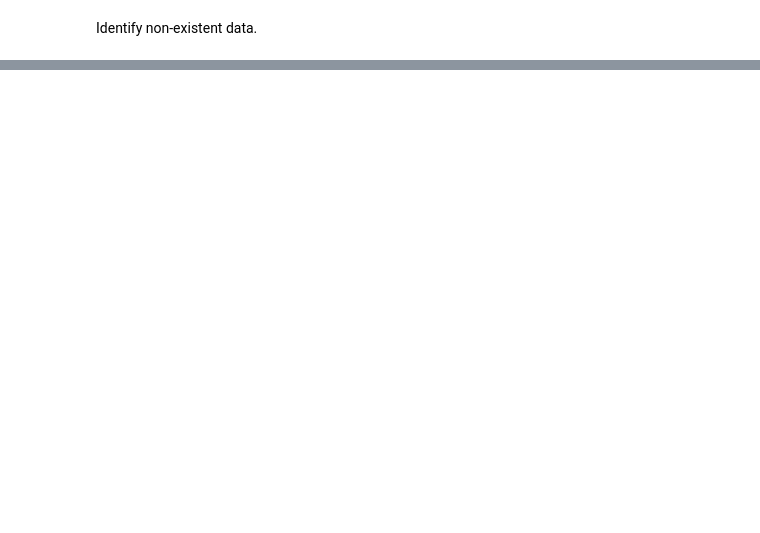
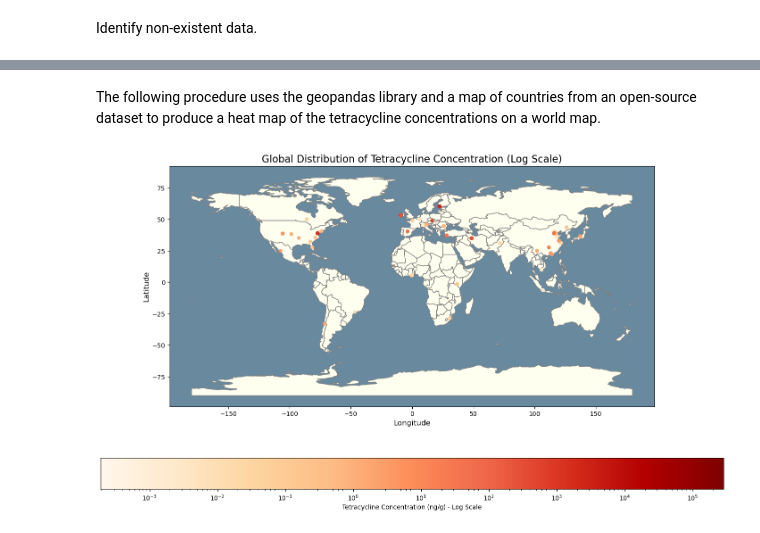
Before and after one commit to patrickayres/AntimicrobialResistanceAnalysis, a Jupyter notebook: AMR_DataAnalysis.ipynb, the cells around one changed output, grey strips where cells are left out. Saved outputs shown, nothing was run; the diff lists cells and outputs as text; code cells hidden in the pictures; blank space fills up the shorter version.

```diff
--- a/AMR_DataAnalysis.ipynb
+++ b/AMR_DataAnalysis.ipynb
@@ -613,0 +509,55 @@ Could not geocode: Shanghai, China
+# %% [markdown]
+The following procedure uses the geopandas library and a map of countries from an open-source dataset to produce a heat map of the tetracycline concentrations on a world map.
+# %%
+# Load geocoded tetracycline data
+df = pd.read_csv("AMRgeocoding_updated.csv")
+
+# Clean
+df_clean = df.dropna(subset=['latitude', 'longitude', 'Amount_ng_g'])
+
+# Convert to GeoDataFrame
+gdf = geopandas.GeoDataFrame(
+    df_clean,
+    geometry=geopandas.points_from_xy(df_clean.longitude, df_clean.latitude)
+)
+
+# Load the world map and set the CRS
+world = geopandas.read_file(r"C:\Users\phosg\OneDrive\Documents\AMR_Python\ne_110m_admin_0_countries.shp")
+gdf.set_crs(world.crs, inplace=True)
+
+# Handle log(0) by finding smallest non zero value
+# logarithm of zero is undefined start the color scale just above zero.
+vmin = gdf[gdf['Amount_ng_g'] > 0]['Amount_ng_g'].min()
+
+# Create plot
+fig, ax = plt.subplots(1, 1, figsize=(18, 10))
+ax.set_facecolor('#69899f')
+world.plot(ax=ax, color='ivory', edgecolor='gray')
+
+# Plot data on logarithmic scale
+if not gdf.empty:
+    gdf.plot(
+        column='Amount_ng_g',
+        ax=ax,
+        legend=True,
+        cmap='OrRd',
+        markersize=25,
+        alpha=0.8,
+
+        # logarithmic normalization to the colormap
+        norm=LogNorm(vmin=vmin, vmax=gdf['Amount_ng_g'].max()),
+        legend_kwds={'label': "Tetracycline Concentration (ng/g) - Log Scale", 'orientation': "horizontal"}
+    )
+else:
+    print("GeoDataFrame is empty. No data points to plot.")
+
+# 8. Customize and show the plot
+plt.title("Global Distribution of Tetracycline Concentration (Log Scale)", fontsize=16)
+plt.xlabel("Longitude", fontsize=12)
+plt.ylabel("Latitude", fontsize=12)
+plt.show()
+
+# Save map
+fig.savefig("tetracycline_distribution_map_log_scale.png", dpi=300, bbox_inches='tight')
+# %% [output]
+[figure, added]
```
Also changed, not shown: parts of 81 cells of this notebook.
